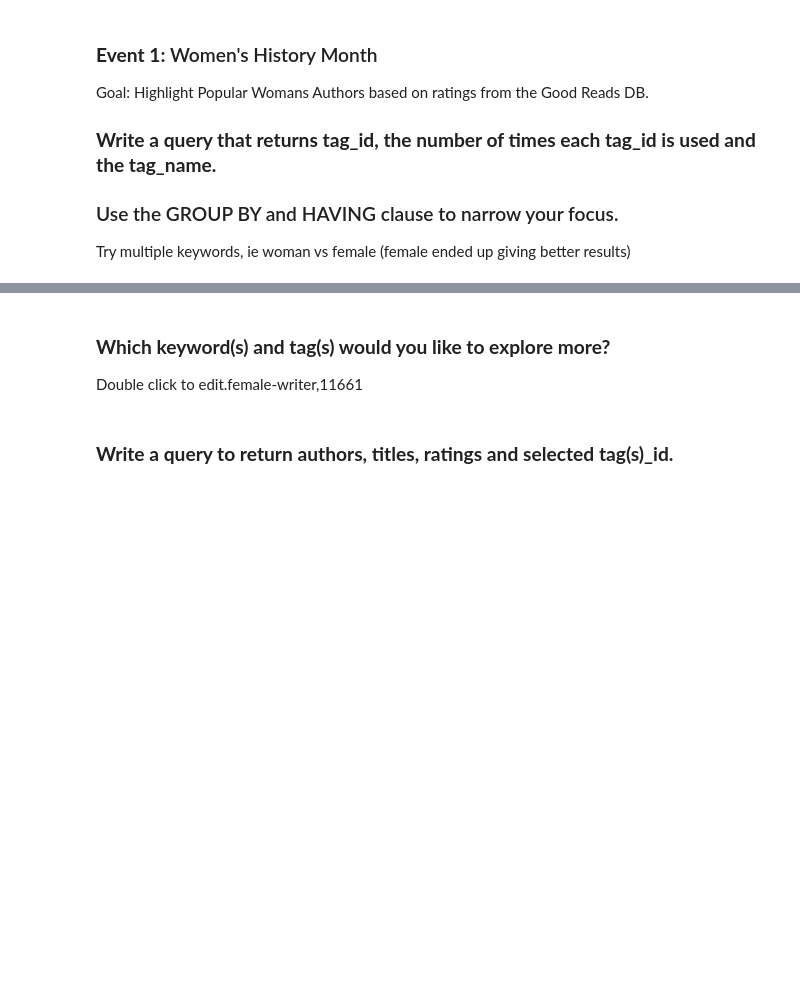
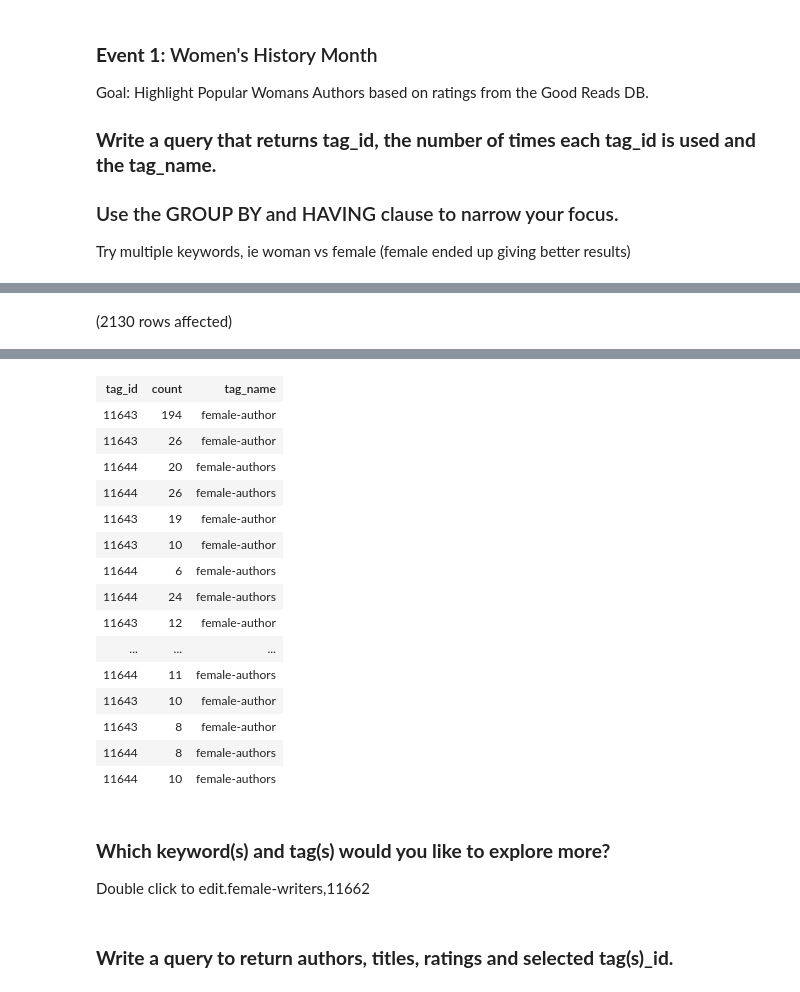
Before and after one commit to KavVij/SQL-Part-3-Studio_Kav, a Jupyter notebook: SQL-Part-3-Studio.ipynb, the cells around one changed output, grey strips where cells are left out. Saved outputs shown, nothing was run; the diff lists cells and outputs as text; code cells hidden in the pictures; blank space fills up the shorter version.

```diff
--- a/SQL-Part-3-Studio.ipynb
+++ b/SQL-Part-3-Studio.ipynb
@@ -56,0 +32,10 @@ Total execution time: 00:00:00.101
+# %%
+-- Solution
+select bt.tag_id,count,tag_name
+from booksdb.dbo.book_tags bt
+join  booksdb.dbo.tags as t
+on t.tag_id=bt.tag_id
+where lower (tag_name) like '%female%' OR
+    lower(tag_name) like '%woman%'
+# %% [output]
+(2130 rows affected)
@@ -57,6 +43,22 @@ Total execution time: 00:00:00.101
+| tag_id | count | tag_name |
+| 11643 | 194 | female-author |
+| 11643 | 26 | female-author |
+| 11644 | 20 | female-authors |
+| 11644 | 26 | female-authors |
+| 11643 | 19 | female-author |
+| 11643 | 10 | female-author |
+| 11644 | 6 | female-authors |
+| 11644 | 24 | female-authors |
+| 11643 | 12 | female-author |
+| ... | ... | ... |
+| 11644 | 11 | female-authors |
+| 11643 | 10 | female-author |
+| 11643 | 8 | female-author |
+| 11644 | 8 | female-authors |
+| 11644 | 10 | female-authors |
 # %% [markdown]
 ### **Which keyword(s) and tag(s) would you like to explore more?**
 
-Double click to edit.female-writer,11661
+Double click to edit.female-writers,11662
 # %% [markdown]
 ### **Write a query to return authors, titles, ratings and** **selected tag(s)\_id.**
```
Also changed, not shown: parts of 16 cells of this notebook.
